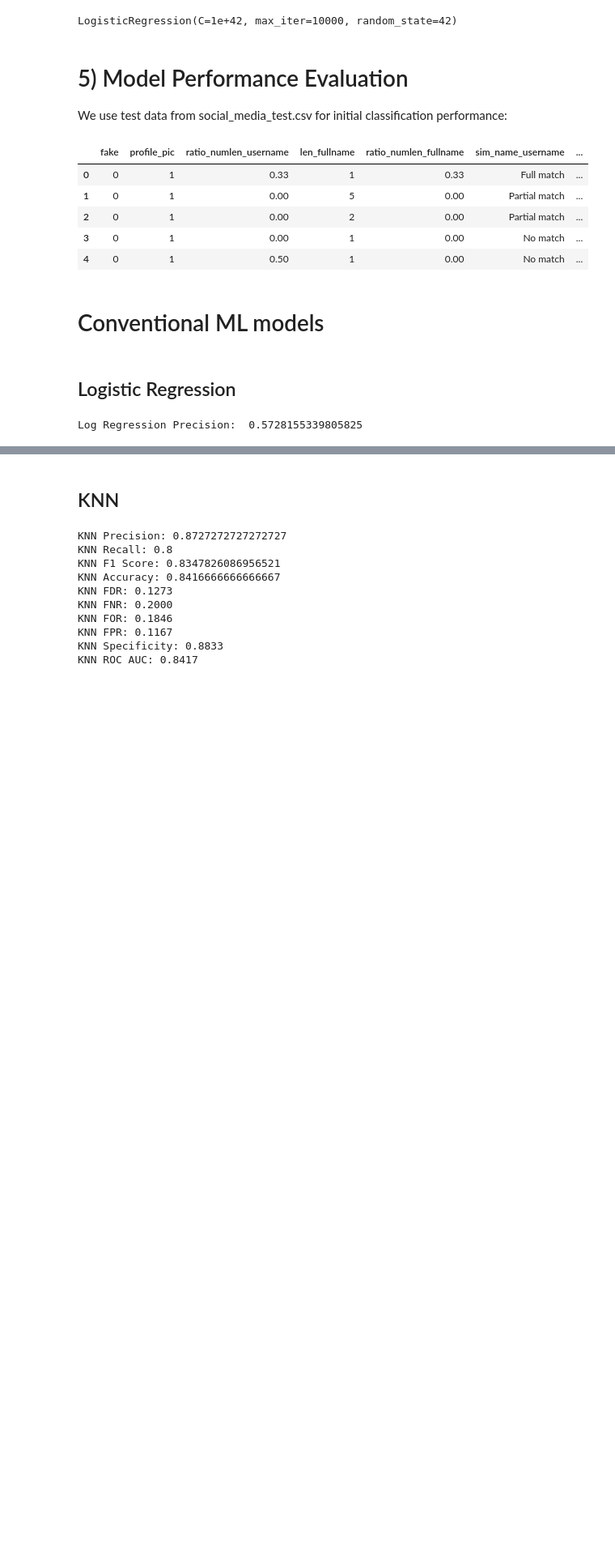
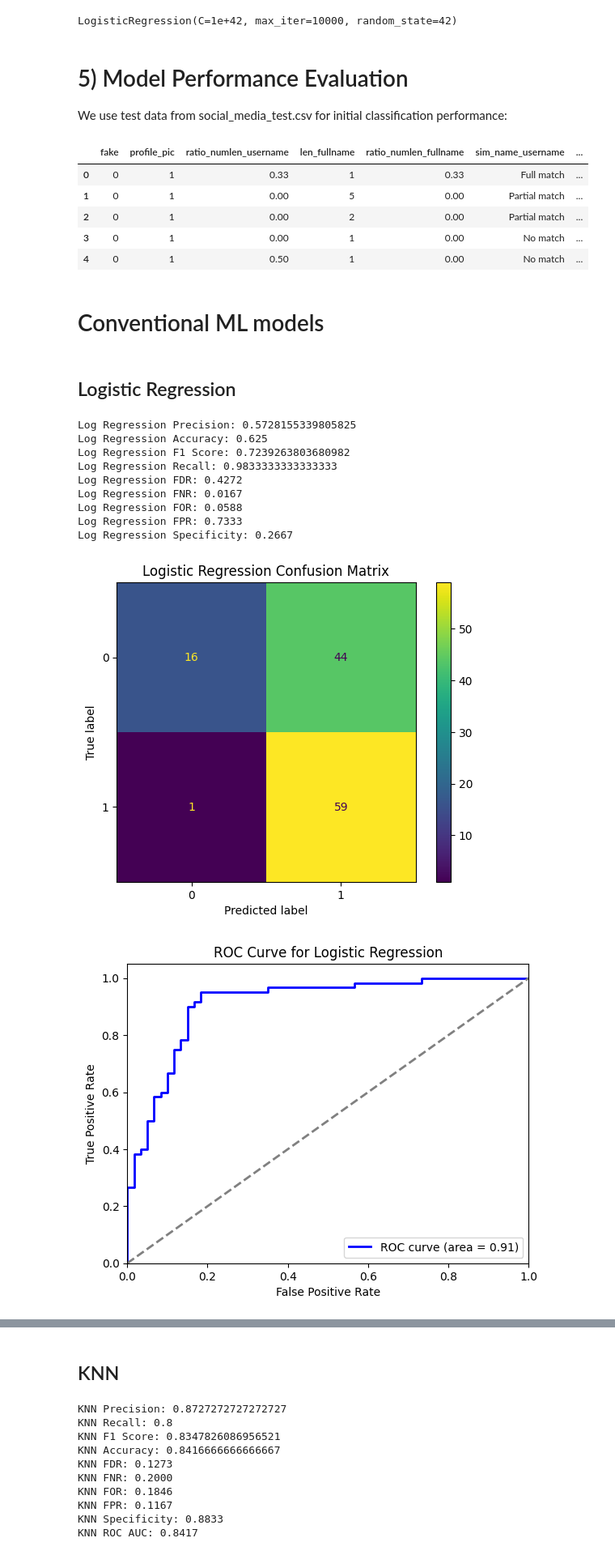
Before and after one commit to Swarajnegi/fakeaccountdetection, a Jupyter notebook: fake-social-media-account-detection (1).ipynb, the cells around one changed output, grey strips where cells are left out. Shown at 81% size. Saved outputs shown, nothing was run; the diff lists cells and outputs as text; code cells hidden in the pictures; blank space fills up the shorter version.

```diff
--- a/fake-social-media-account-detection (1).ipynb
+++ b/fake-social-media-account-detection (1).ipynb
@@ -280,39 +280,96 @@ df_test.head()
 # %% [markdown]
 ## Logistic Regression
 # %%
-from sklearn.metrics import precision_score
+from sklearn.metrics import precision_score, accuracy_score, f1_score, recall_score, confusion_matrix, ConfusionMatrixDisplay, roc_curve, auc
+import matplotlib.pyplot as plt
+import pandas as pd
+
+# Assuming df_test, features_train, and model_log are already defined
 
 target_test = df_test['fake']
 
 # Define and assign features_test
 features_test = df_test.drop('fake', axis=1)
 
 # One-hot encode categorical variables in testing data
 features_test_encoded = pd.get_dummies(features_test, columns=['profile_pic', 'extern_url', 'private'])
-
 
 # Get the missing and additional columns in testing data compared to training data
 missing_cols = set(features_train.columns) - set(features_test_encoded.columns)
 additional_cols = set(features_test_encoded.columns) - set(features_train.columns)
 
 # Add missing columns to testing data with zero values
 for col in missing_cols:
     features_test_encoded[col] = 0
 
 # Remove additional columns from testing data
 for col in additional_cols:
     features_test_encoded.drop(col, axis=1, inplace=True)
 
 # Ensure that the order of columns in testing data matches that of training data
 features_test_encoded = features_test_encoded.reindex(columns=features_train.columns, fill_value=0)
 
 # Predict target values
 target_test_pred_log = model_log.predict(features_test_encoded)
 
 # Model evaluation
 precision_log = precision_score(target_test, target_test_pred_log)
+accuracy_log = accuracy_score(target_test, target_test_pred_log)
+f1_log = f1_score(target_test, target_test_pred_log)
+recall_log = recall_score(target_test, target_test_pred_log)
+
+# Calculate confusion matrix to derive additional metrics
+cm_log = confusion_matrix(target_test, target_test_pred_log)
+TN, FP, FN, TP = cm_log.ravel()
+
+# Calculate additional metrics
+fdr_log = FP / (FP + TP) if (FP + TP) > 0 else 0
+fnr_log = FN / (FN + TP) if (FN + TP) > 0 else 0
+for_log = FN / (FN + TN) if (FN + TN) > 0 else 0
+fpr_log = FP / (FP + TN) if (FP + TN) > 0 else 0
+specificity_log = TN / (TN + FP) if (TN + FP) > 0 else 0
 
 # Print results
-print('Log Regression Precision: ', precision_log)
+print('Log Regression Precision:', precision_log)
+print('Log Regression Accuracy:', accuracy_log)
+print('Log Regression F1 Score:', f1_log)
+print('Log Regression Recall:', recall_log)
+print(f'Log Regression FDR: {fdr_log:.4f}')
+print(f'Log Regression FNR: {fnr_log:.4f}')
+print(f'Log Regression FOR: {for_log:.4f}')
+print(f'Log Regression FPR: {fpr_log:.4f}')
+print(f'Log Regression Specificity: {specificity_log:.4f}')
+
+# Plot the confusion matrix
+disp_log = ConfusionMatrixDisplay(confusion_matrix=cm_log)
+disp_log.plot()
+plt.title('Logistic Regression Confusion Matrix')
+plt.show()
+
+# Calculate the ROC curve and AUC
+fpr_log, tpr_log, _ = roc_curve(target_test, model_log.predict_proba(features_test_encoded)[:, 1])
+roc_auc_log = auc(fpr_log, tpr_log)
+
+# Plot the ROC curve
+plt.figure()
+plt.plot(fpr_log, tpr_log, color='blue', lw=2, label=f'ROC curve (area = {roc_auc_log:.2f})')
+plt.plot([0, 1], [0, 1], color='gray', lw=2, linestyle='--')
+plt.xlim([0.0, 1.0])
+plt.ylim([0.0, 1.05])
+plt.xlabel('False Positive Rate')
+plt.ylabel('True Positive Rate')
+plt.title('ROC Curve for Logistic Regression')
+plt.legend(loc='lower right')
+plt.show()
 # %% [output]
-Log Regression Precision:  0.5728155339805825
+Log Regression Precision: 0.5728155339805825
+Log Regression Accuracy: 0.625
+Log Regression F1 Score: 0.7239263803680982
+Log Regression Recall: 0.9833333333333333
+Log Regression FDR: 0.4272
+Log Regression FNR: 0.0167
+Log Regression FOR: 0.0588
+Log Regression FPR: 0.7333
+Log Regression Specificity: 0.2667
+[figure, added]
+[figure, added]
```
Also changed, not shown: parts of 9 cells of this notebook, 1 other file.
